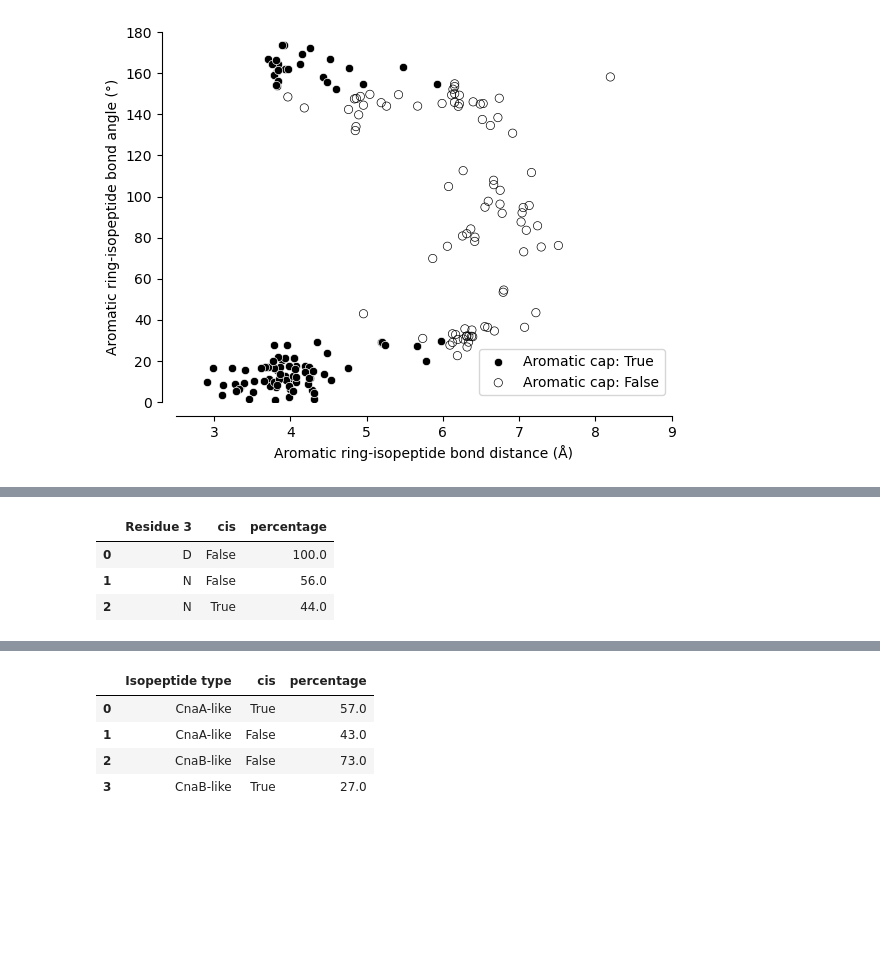
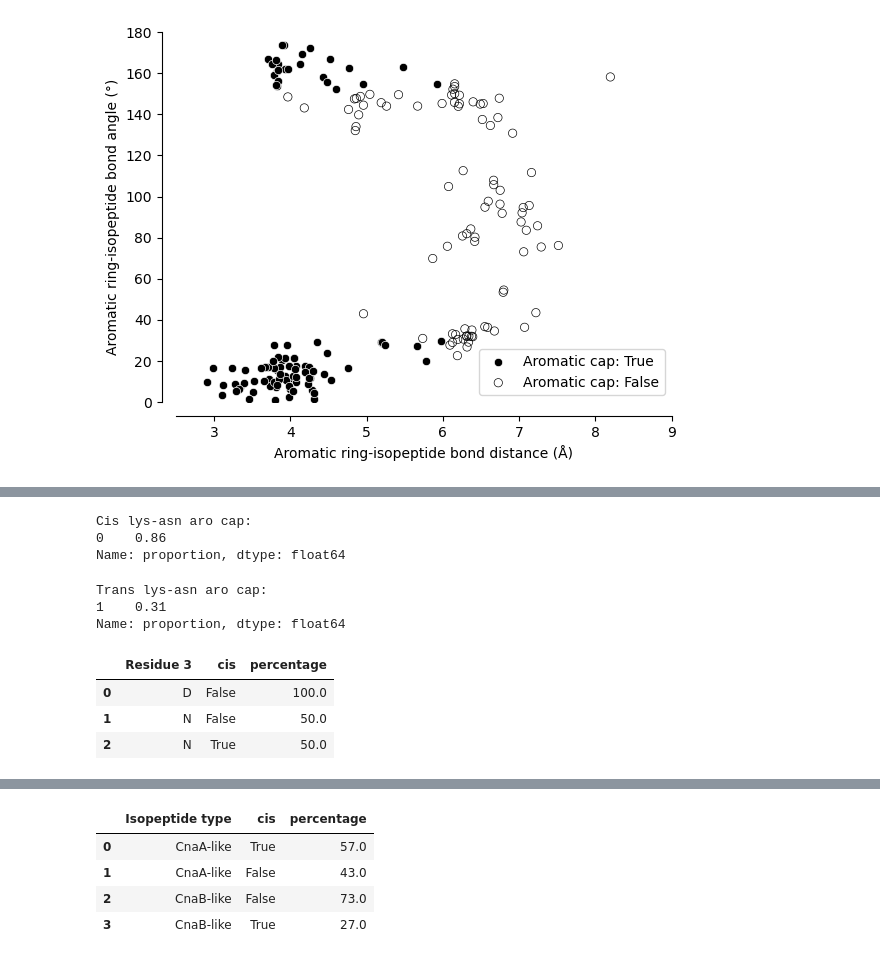
Before and after one commit to FranceCosta/isopeptide_bonds_global_survey, a Jupyter notebook: notebooks/20241212_analyseDataset_v2.ipynb, the cells around one changed output, grey strips where cells are left out. Drawn from its saved outputs; the diff is of its cells as text; code cells hidden in the pictures; blank space fills up the shorter version.

```diff
--- a/notebooks/20241212_analyseDataset_v2.ipynb
+++ b/notebooks/20241212_analyseDataset_v2.ipynb
@@ -289,12 +301,28 @@ analysis_df = pdb_df[cond1 & cond2 & cond3 & cond4 & cond5].drop_duplicates("iso
+# %%
+print(f"Cis lys-asn aro cap: \n{\
+    analysis_df[(analysis_df['cis']) & (analysis_df["Residue 3"]=='N')].value_counts('aro_cap', normalize=True).reset_index().query('aro_cap').proportion\
+        }")
+# %% [output]
+Cis lys-asn aro cap:
+0    0.86
+Name: proportion, dtype: float64
+# %%
+print(f"Trans lys-asn aro cap: \n{\
+    analysis_df[~(analysis_df['cis']) & (analysis_df["Residue 3"]=='N')].value_counts('aro_cap', normalize=True).reset_index().query('aro_cap').proportion.round(2)\
+        }")
+# %% [output]
+Trans lys-asn aro cap:
+1    0.31
+Name: proportion, dtype: float64
 # %%
 # Vs lys/asp
 analysis_df.groupby("Residue 3")["cis"] \
     .value_counts(normalize=True) \
     .mul(100) \
     .rename("percentage") \
-    .reset_index()
+    .reset_index().round()
 # %% [output]
 |  | Residue 3 | cis | percentage |
 | 0 | D | False | 100.0 |
-| 1 | N | False | 56.0 |
-| 2 | N | True | 44.0 |
+| 1 | N | False | 50.0 |
+| 2 | N | True | 50.0 |
```
Also changed, not shown: parts of 10 cells of this notebook, 6 other files.
